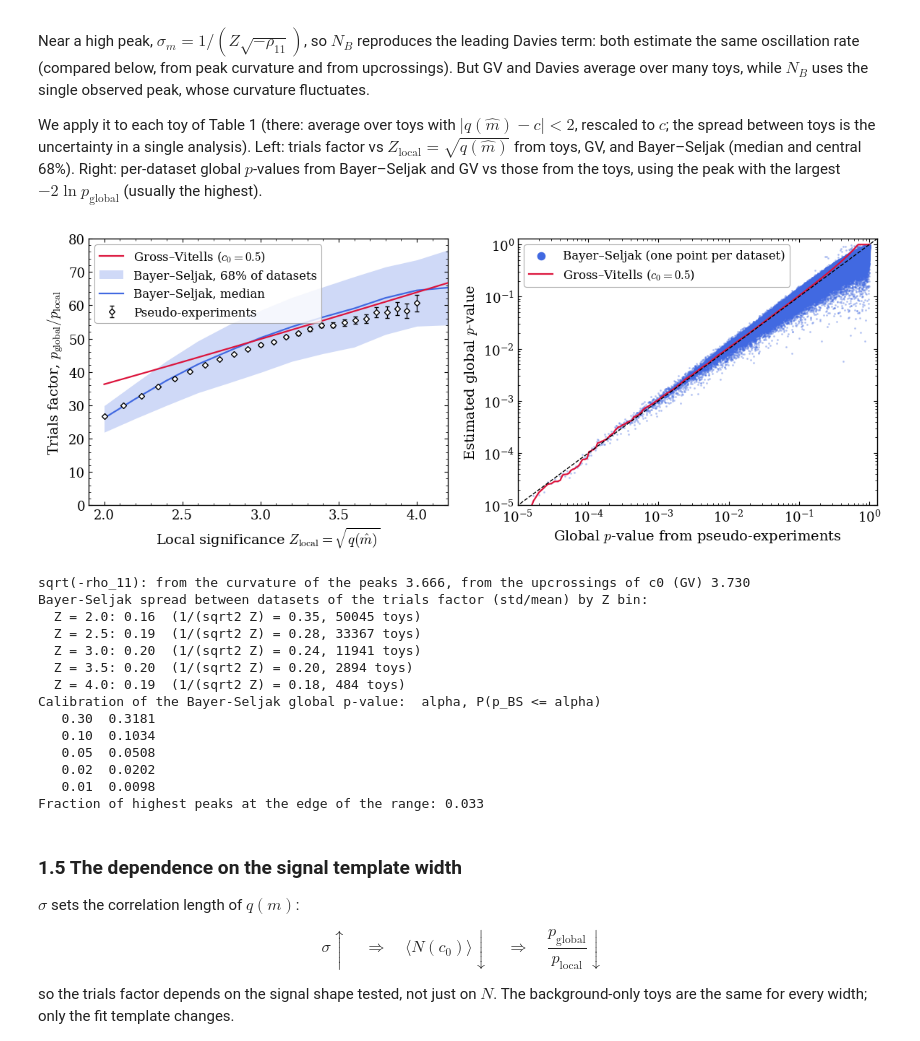
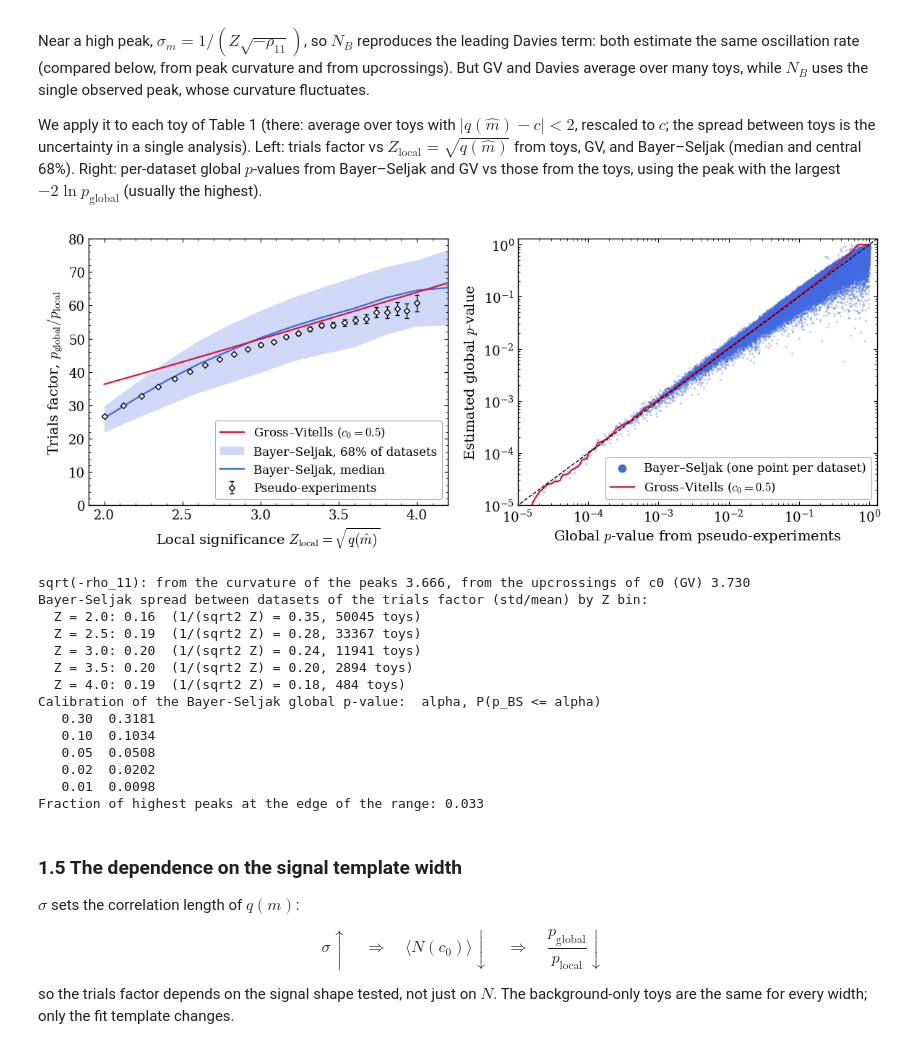
Before and after one commit to serodribe/LEE_review, a Jupyter notebook: notebooks/experiments.ipynb, the cells around one changed output. Drawn from its saved outputs; the diff is of its cells as text; code cells hidden in the pictures.

Commit message:
markdown and plots changes

```diff
--- a/notebooks/experiments.ipynb
+++ b/notebooks/experiments.ipynb
@@ -434,7 +434,7 @@ a.set_xlabel(r'Local significance $Z_\mathrm{local}=\sqrt{q(\hat m)}$')
 a.set_ylabel(r'Trials factor, $p_{\mathrm{global}}/p_{\mathrm{local}}$')
 a.set_xlim(1.9, 4.2)
 a.set_ylim(0, 80)
-style_legend(a.legend(frameon=True, loc='upper left'))
+style_legend(a.legend(frameon=True, loc='lower right'))
 
 # Right: per-toy global p-value, Bayer-Seljak and GV vs pseudo-experiments
 a = ax[1]
@@ -442,35 +442,35 @@ p_emp = 1 - np.searchsorted(np.sort(qmax), qmax, side='left') / n
 p_bs = 1 - np.exp(-np.exp(-d["qS_mps"] / 2))
 a.scatter(p_emp, p_bs, s=1.5, alpha=0.25, color='royalblue', rasterized=True, label='Bayer–Seljak (one point per dataset)')
 qs = np.sort(qmax)[::-1]
 pe = np.arange(1, n + 1) / n
 a.plot(pe, p_gv(qs, e350["N0"], C0), '-', color='crimson', lw=1.6, label=r'Gross–Vitells ($c_0=0.5$)')
 a.plot([1e-6, 2], [1e-6, 2], 'k--', lw=1)
 a.set_xscale('log')
 a.set_yscale('log')
 a.set_xlim(1e-5, 1.3)
 a.set_ylim(1e-5, 1.3)
 a.set_xlabel(r'Global $p$-value from pseudo-experiments')
 a.set_ylabel(r'Estimated global $p$-value')
-leg = style_legend(a.legend(frameon=True, loc='upper left', markerscale=6))
+leg = style_legend(a.legend(frameon=True, loc='lower right', markerscale=6))
 for lh in leg.legend_handles:
     lh.set_alpha(1)
 fig.tight_layout()
 fig.savefig(os.path.join(PLOT_DIR, 'bs_comparison.pdf'), dpi=300)
 plt.show()
 
 # Numbers
 print(f"sqrt(-rho_11): from the curvature of the peaks {e350['sqrtlam_curv']:.3f}, from the upcrossings of c0 (GV) {e350['sqrtlam_up']:.3f}")
 print("Bayer-Seljak spread between datasets of the trials factor (std/mean) by Z bin:")
 for z0 in (2.0, 2.5, 3.0, 3.5, 4.0):
     m = (zi >= z0 - 0.1) & (zi < z0 + 0.1)
     if m.sum() > 20:
         print(f"  Z = {z0}: {np.std(tfi[m]) / np.mean(tfi[m]):.2f}  (1/(sqrt2 Z) = {1 / (np.sqrt(2) * z0):.2f}, {m.sum()} toys)")
 print("Calibration of the Bayer-Seljak global p-value:  alpha, P(p_BS <= alpha)")
 for al in (0.3, 0.1, 0.05, 0.02, 0.01):
     print(f"  {al:5.2f}  {np.mean(p_bs <= al):.4f}")
 print(f"Fraction of highest peaks at the edge of the range: {np.mean((d['m_hat'] < 0.06) | (d['m_hat'] > 9.94)):.3f}")
 # %% [output]
-[figure, old version]
+[figure, new version]
 sqrt(-rho_11): from the curvature of the peaks 3.666, from the upcrossings of c0 (GV) 3.730
 Bayer-Seljak spread between datasets of the trials factor (std/mean) by Z bin:
   Z = 2.0: 0.16  (1/(sqrt2 Z) = 0.35, 50045 toys)
```
Also changed, not shown: 11 other files.
